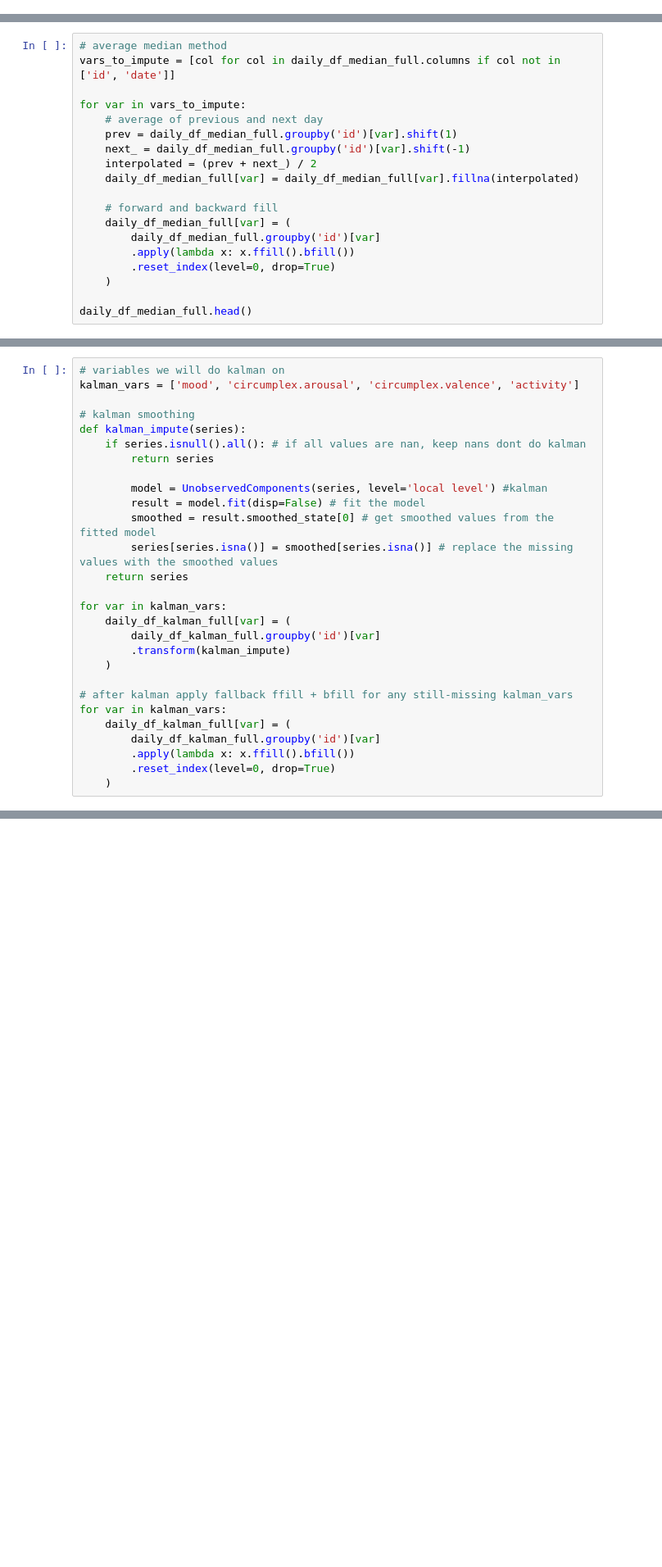
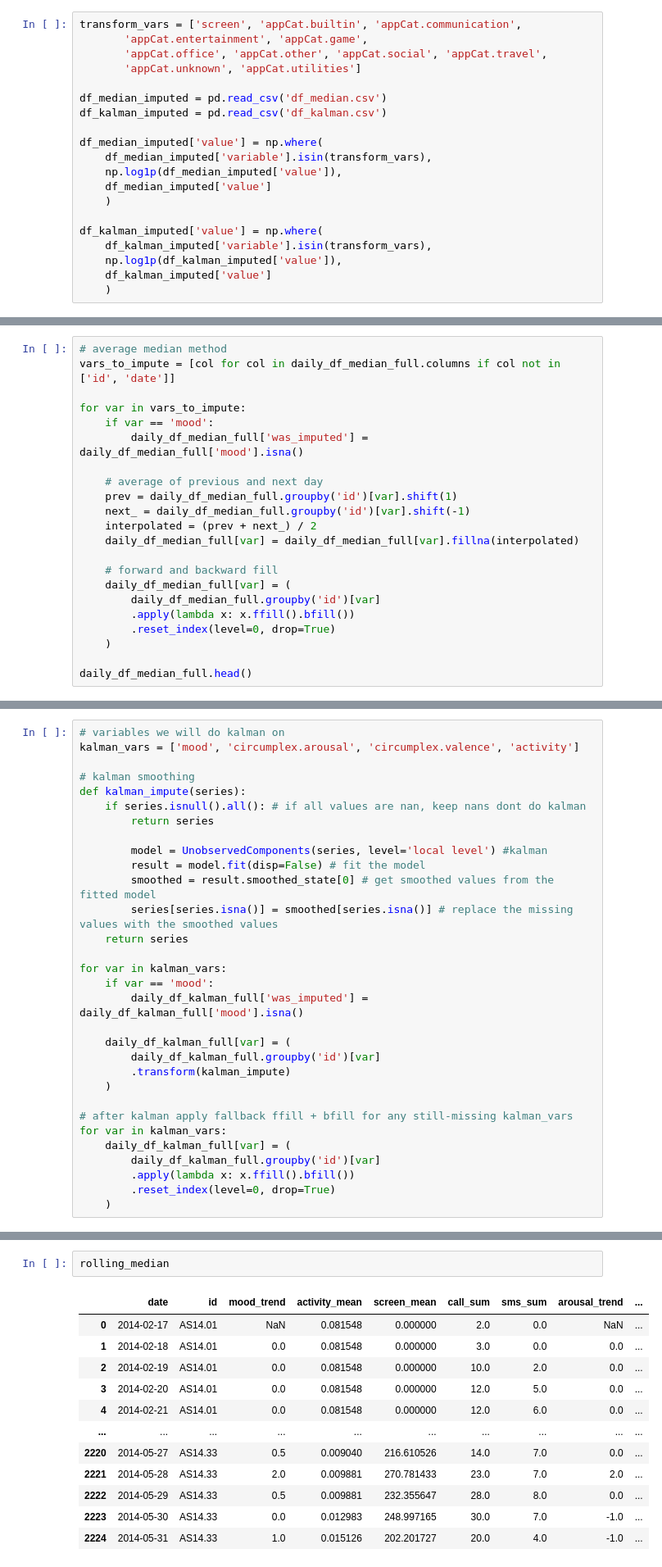
Before and after one commit to rjvandel14/DM-Assignment-1, a Jupyter notebook: feature_engineering.ipynb, the cells around one changed output, grey strips where cells are left out. Shown: that part at 82% size. Drawn from its saved outputs; the diff is of its cells as text; blank space fills up the shorter version.

```diff
--- a/feature_engineering.ipynb
+++ b/feature_engineering.ipynb
@@ -8,3 +11,23 @@ from statsmodels.tsa.statespace.structural import UnobservedComponents
+# %%
+transform_vars = ['screen', 'appCat.builtin', 'appCat.communication',
+       'appCat.entertainment', 'appCat.game',
+       'appCat.office', 'appCat.other', 'appCat.social', 'appCat.travel',
+       'appCat.unknown', 'appCat.utilities']
+
+df_median_imputed = pd.read_csv('df_median.csv')
+df_kalman_imputed = pd.read_csv('df_kalman.csv')
+
+df_median_imputed['value'] = np.where(
+    df_median_imputed['variable'].isin(transform_vars),
+    np.log1p(df_median_imputed['value']),
+    df_median_imputed['value']
+    )
+
+df_kalman_imputed['value'] = np.where(
+    df_kalman_imputed['variable'].isin(transform_vars),
+    np.log1p(df_kalman_imputed['value']),
+    df_kalman_imputed['value']
+    )
 # %% [markdown]
 #### Pivoting: adding missing days, fixing NaNs with zeros and sums
 # %%
@@ -151,6 +179,9 @@ kalman shape: (2225, 21)
 vars_to_impute = [col for col in daily_df_median_full.columns if col not in ['id', 'date']]
 
 for var in vars_to_impute:
+    if var == 'mood':
+        daily_df_median_full['was_imputed'] = daily_df_median_full['mood'].isna()
+
     # average of previous and next day
     prev = daily_df_median_full.groupby('id')[var].shift(1)
     next_ = daily_df_median_full.groupby('id')[var].shift(-1)
@@ -237,6 +268,9 @@ def kalman_impute(series):
     return series
 
 for var in kalman_vars:
+    if var == 'mood':
+        daily_df_kalman_full['was_imputed'] = daily_df_kalman_full['mood'].isna()
+
     daily_df_kalman_full[var] = (
         daily_df_kalman_full.groupby('id')[var]
         .transform(kalman_impute)
@@ -320,0 +413,15 @@ for var, rule in rules.items():
+# %%
+rolling_median
+# %% [output]
+|  | date | id | mood_trend | activity_mean | screen_mean | call_sum | sms_sum | arousal_trend | ... |
+| 0 | 2014-02-17 | AS14.01 | NaN | 0.081548 | 0.000000 | 2.0 | 0.0 | NaN | ... |
+| 1 | 2014-02-18 | AS14.01 | 0.0 | 0.081548 | 0.000000 | 3.0 | 0.0 | 0.0 | ... |
+| 2 | 2014-02-19 | AS14.01 | 0.0 | 0.081548 | 0.000000 | 10.0 | 2.0 | 0.0 | ... |
+| 3 | 2014-02-20 | AS14.01 | 0.0 | 0.081548 | 0.000000 | 12.0 | 5.0 | 0.0 | ... |
+| 4 | 2014-02-21 | AS14.01 | 0.0 | 0.081548 | 0.000000 | 12.0 | 6.0 | 0.0 | ... |
+| ... | ... | ... | ... | ... | ... | ... | ... | ... | ... |
+| 2220 | 2014-05-27 | AS14.33 | 0.5 | 0.009040 | 216.610526 | 14.0 | 7.0 | 0.0 | ... |
+| 2221 | 2014-05-28 | AS14.33 | 2.0 | 0.009881 | 270.781433 | 23.0 | 7.0 | 2.0 | ... |
+| 2222 | 2014-05-29 | AS14.33 | 0.5 | 0.009881 | 232.355647 | 28.0 | 8.0 | 0.0 | ... |
+| 2223 | 2014-05-30 | AS14.33 | 0.0 | 0.012983 | 248.997165 | 30.0 | 7.0 | -1.0 | ... |
+| 2224 | 2014-05-31 | AS14.33 | 1.0 | 0.015126 | 202.201727 | 20.0 | 4.0 | -1.0 | ... |
```
Also changed, not shown: parts of 19 cells of this notebook, 2 other files.
